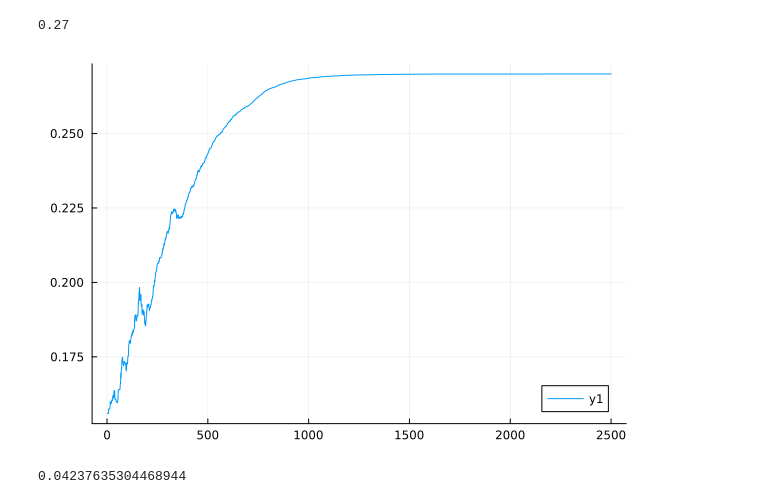
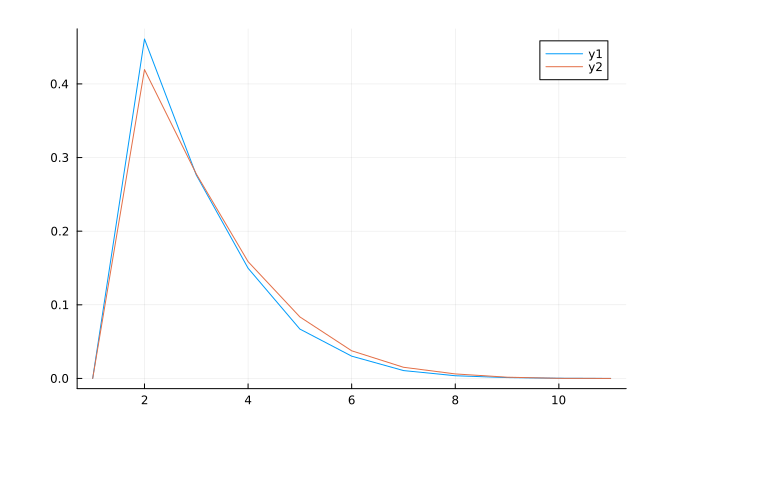
Before and after one commit to francescozambelli/CancerEvo, a Jupyter notebook: notebooks/sims.ipynb, the cells around one changed output. Saved outputs shown, nothing was run; the diff lists cells and outputs as text; code cells hidden in the pictures; blank space fills up the shorter version.

```diff
--- a/notebooks/sims.ipynb
+++ b/notebooks/sims.ipynb
@@ -127,7 +97,7 @@ tiss_solid
 # 1. Get the mutated I gene level (0 to N_I) for each cancer cell
 i_levels = [count_ones(reduce(&, tiss_solid.chromosomes[1:tiss_solid.n_chrs[idx], idx]) & tiss_solid.mask_I) for idx in findall(tiss_solid.state .== 1)]
 # 2. Compute the fraction for each level k from 0 to N_I
-fractions = [count(==(k), i_levels) / length(i_levels) for k in 0:count_ones(tiss_solid.mask_I)]
+fractions_solid = [count(==(k), i_levels) / length(i_levels) for k in 0:count_ones(tiss_solid.mask_I)]
 # %% [output]
 11-element Vector{Float64}:
  0.0
@@ -206,0 +185,7 @@ plot(results_dict_liquid["mu"])
+# %%
+tiss_liquid
+
+# 1. Get the mutated I gene level (0 to N_I) for each cancer cell
+i_levels = [count_ones(reduce(&, tiss_liquid.chromosomes[1:tiss_liquid.n_chrs[idx], idx]) & tiss_liquid.mask_I) for idx in findall(tiss_liquid.state .== 1)]
+# 2. Compute the fraction for each level k from 0 to N_I
+fractions_liquid = [count(==(k), i_levels) / length(i_levels) for k in 0:count_ones(tiss_liquid.mask_I)]
@@ -207,12 +228,5 @@ plot(results_dict_liquid["mu"])
 # %%
-0.15+0.006*20
+plot(fractions_liquid)
+plot!(fractions_solid)
 # %% [output]
-0.27
+[figure, added]
-# %%
-plot(results_dict_liquid["r"])
-# %% [output]
-[figure, removed]
-# %%
-mean(results_dict_liquid["mu"][1000:2000])
-# %% [output]
-0.04237635304468944
```
Also changed, not shown: parts of 18 cells of this notebook, 5 other files.
